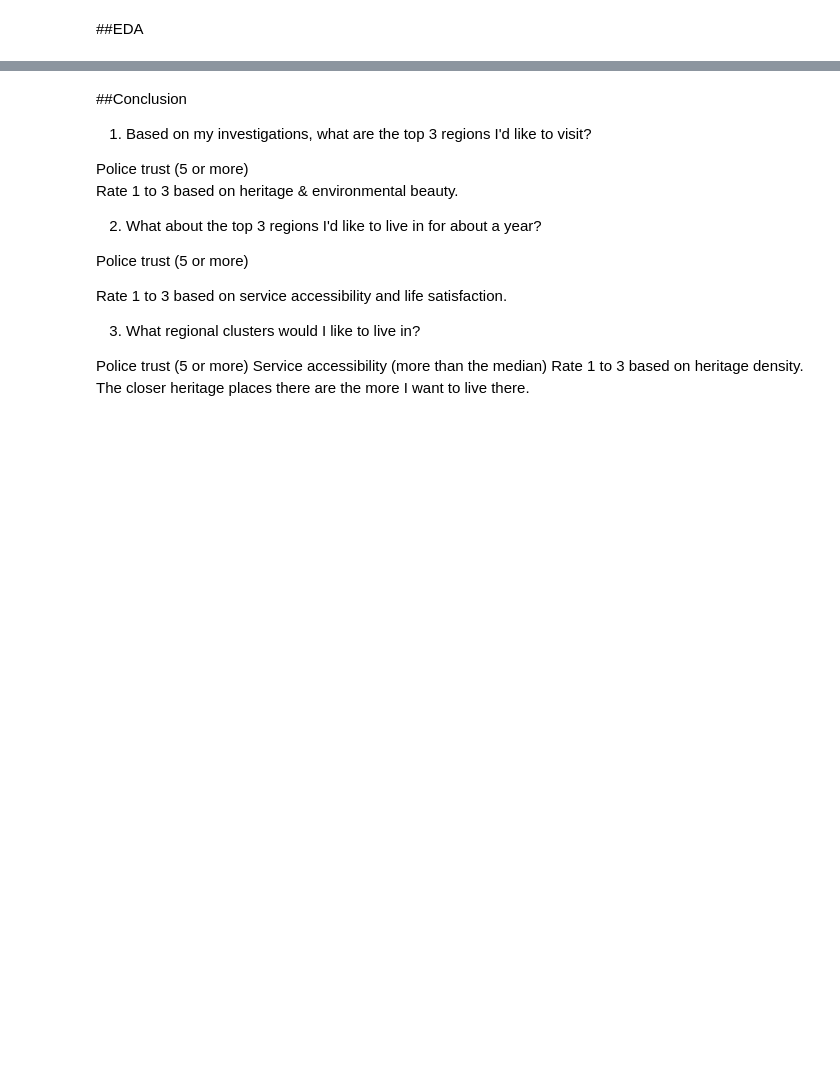
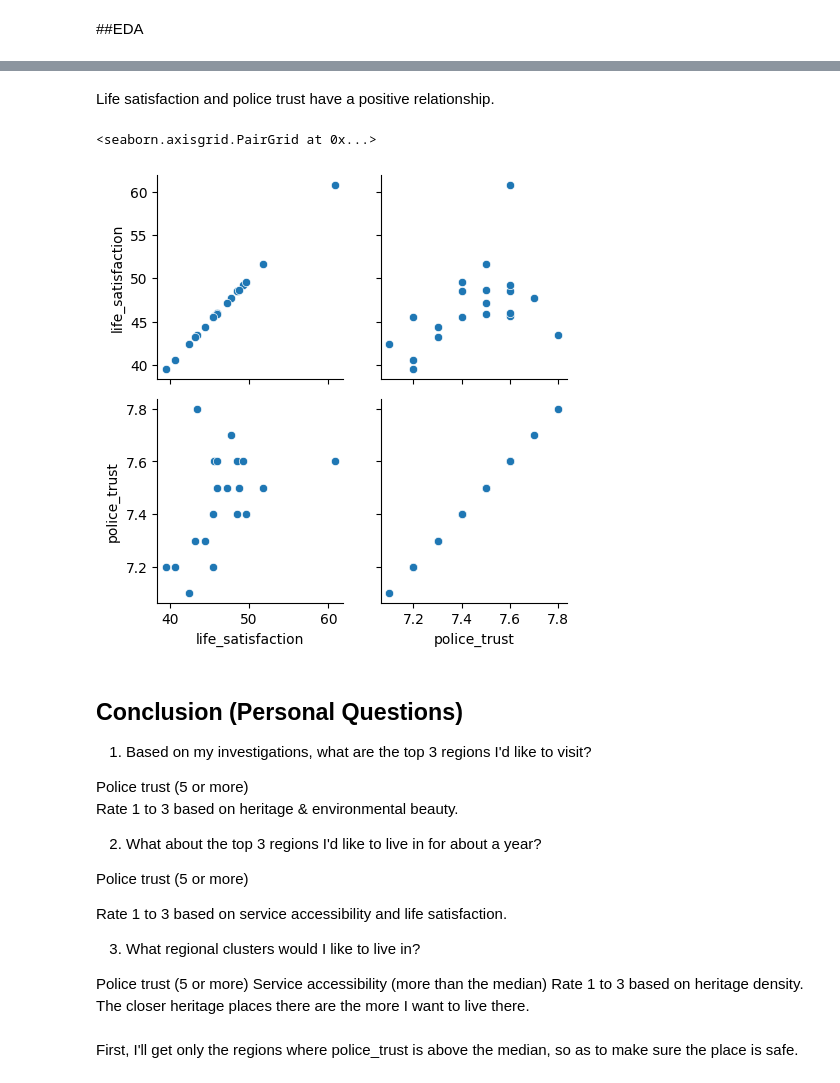
Before and after one commit to EphiWalker/Italy_BES, a Jupyter notebook: italy_bes.ipynb, the cells around one changed output, grey strips where cells are left out. Saved outputs shown, nothing was run; the diff lists cells and outputs as text; code cells hidden in the pictures; blank space fills up the shorter version.

Commit message:
answered EDA questions

```diff
--- a/italy_bes.ipynb
+++ b/italy_bes.ipynb
@@ -736,0 +746,3 @@ public_transport|Seat-km per capita of public transport networks in provincial c
+# %%
+italy_bes['scaled_homicide'] = italy_bes['homicide'] * 50
+sns.scatterplot(data = italy_bes, x = 'burglary', y='robbery', size='scaled_homicide', hue = 'pick_pocketing', sizes= (50, 500), palette = 'viridis')
@@ -737,5 +765,14 @@ public_transport|Seat-km per capita of public transport networks in provincial c
+# %% [markdown]
+Life satisfaction and police trust have a positive relationship.
+# %%
+g = sns.PairGrid(italy_bes, vars = ['life_satisfaction', 'police_trust'])
+g.map(sns.scatterplot)
+#sns.jointplot(italy_bes, x = 'life_satisfaction', y = 'police_trust', kind='hex')
+# %% [output]
+<seaborn.axisgrid.PairGrid at 0x...>
+[figure, added]
 # %% [markdown]
-##Conclusion
+## Conclusion (Personal Questions)
 1. Based on my investigations, what are the top 3 regions I'd like to visit?
 
 Police trust (5 or more)
@@ -754,3 +791,5 @@ Rate 1 to 3 based on service accessibility and life satisfaction.
 Police trust (5 or more)
 Service accessibility (more than the median)
 Rate 1 to 3 based on heritage density. The closer heritage places there are the more I want to live there.
+# %% [markdown]
+First, I'll get only the regions where police_trust is above the median, so as to make sure the place is safe.
```
Also changed, not shown: parts of 38 cells of this notebook.
